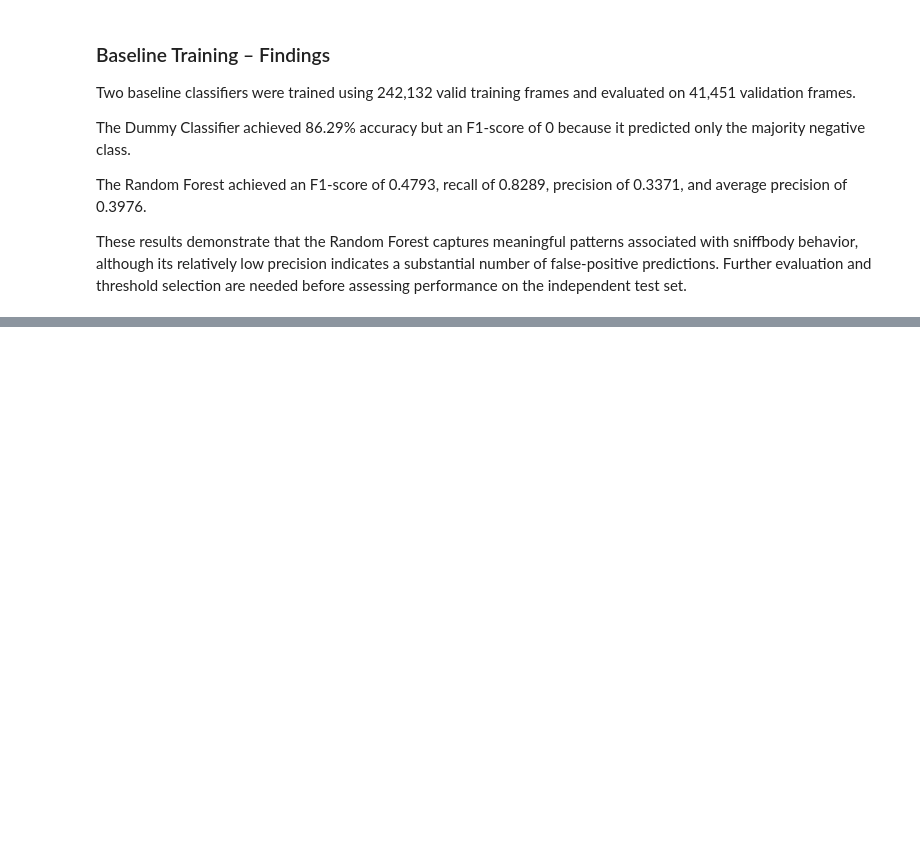
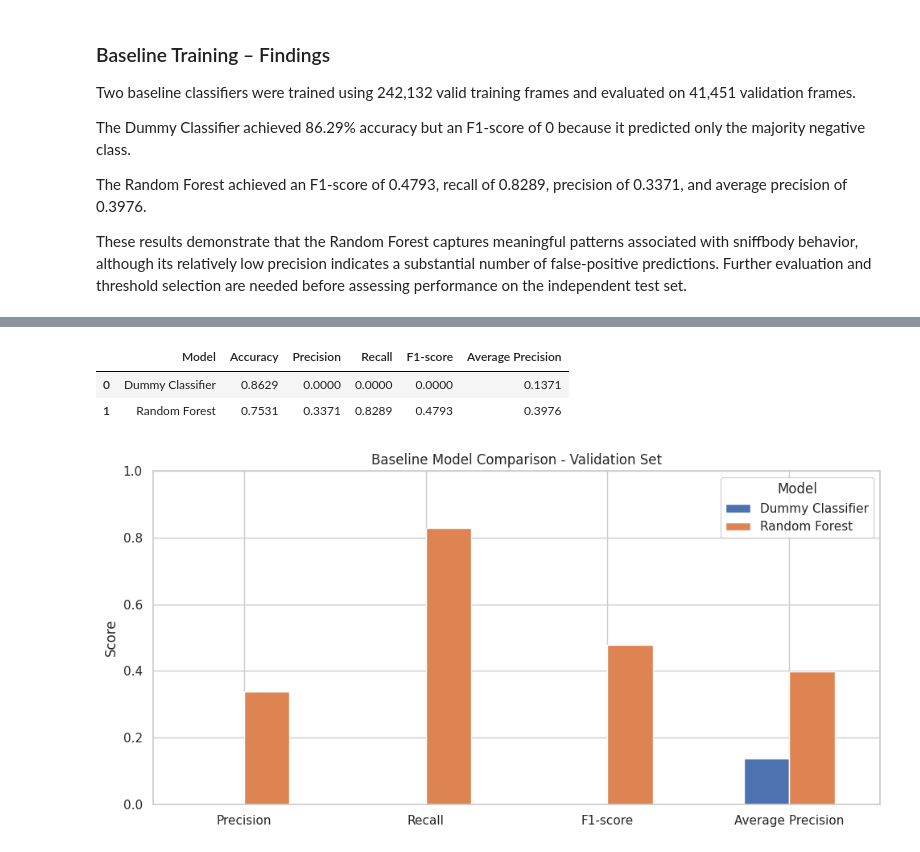
Before and after one commit to aytug-guler/GROUP19_CENG313, a Jupyter notebook: assignment1_eda_baseline.ipynb, the cells around one changed output, grey strips where cells are left out. Saved outputs shown, nothing was run; the diff lists cells and outputs as text; code cells hidden in the pictures; blank space fills up the shorter version.

Commit message:
Evaluate and compare baseline models

```diff
--- a/assignment1_eda_baseline.ipynb
+++ b/assignment1_eda_baseline.ipynb
@@ -2034,0 +2043,51 @@ These results demonstrate that the Random Forest captures meaningful patterns as
+# %%
+
+# Compare baseline validation performance
+
+comparison = pd.DataFrame([
+    {
+        "Model": "Dummy Classifier",
+        "Accuracy": accuracy_score(y_val, dummy_predictions),
+        "Precision": precision_score(y_val, dummy_predictions, zero_division=0),
+        "Recall": recall_score(y_val, dummy_predictions, zero_division=0),
+        "F1-score": f1_score(y_val, dummy_predictions, zero_division=0),
+        "Average Precision": average_precision_score(
+            y_val, dummy_probabilities
+        )
+    },
+    {
+        "Model": "Random Forest",
+        "Accuracy": accuracy_score(y_val, rf_predictions),
+        "Precision": precision_score(y_val, rf_predictions, zero_division=0),
+        "Recall": recall_score(y_val, rf_predictions, zero_division=0),
+        "F1-score": f1_score(y_val, rf_predictions, zero_division=0),
+        "Average Precision": average_precision_score(
+            y_val, rf_probabilities
+        )
+    }
+])
+
+display(comparison.round(4))
+
+# Visualize key performance metrics
+metrics_to_plot = [
+    "Precision", "Recall", "F1-score", "Average Precision"
+]
+
+comparison.set_index("Model")[metrics_to_plot].T.plot(
+    kind="bar",
+    figsize=(10, 5),
+    rot=0
+)
+
+plt.title("Baseline Model Comparison - Validation Set")
+plt.ylabel("Score")
+plt.ylim(0, 1)
+plt.legend(title="Model")
+plt.tight_layout()
+plt.show()
+# %% [output]
+|  | Model | Accuracy | Precision | Recall | F1-score | Average Precision |
+| 0 | Dummy Classifier | 0.8629 | 0.0000 | 0.0000 | 0.0000 | 0.1371 |
+| 1 | Random Forest | 0.7531 | 0.3371 | 0.8289 | 0.4793 | 0.3976 |
+[figure, added]
```
Also changed, not shown: parts of 16 cells of this notebook.
